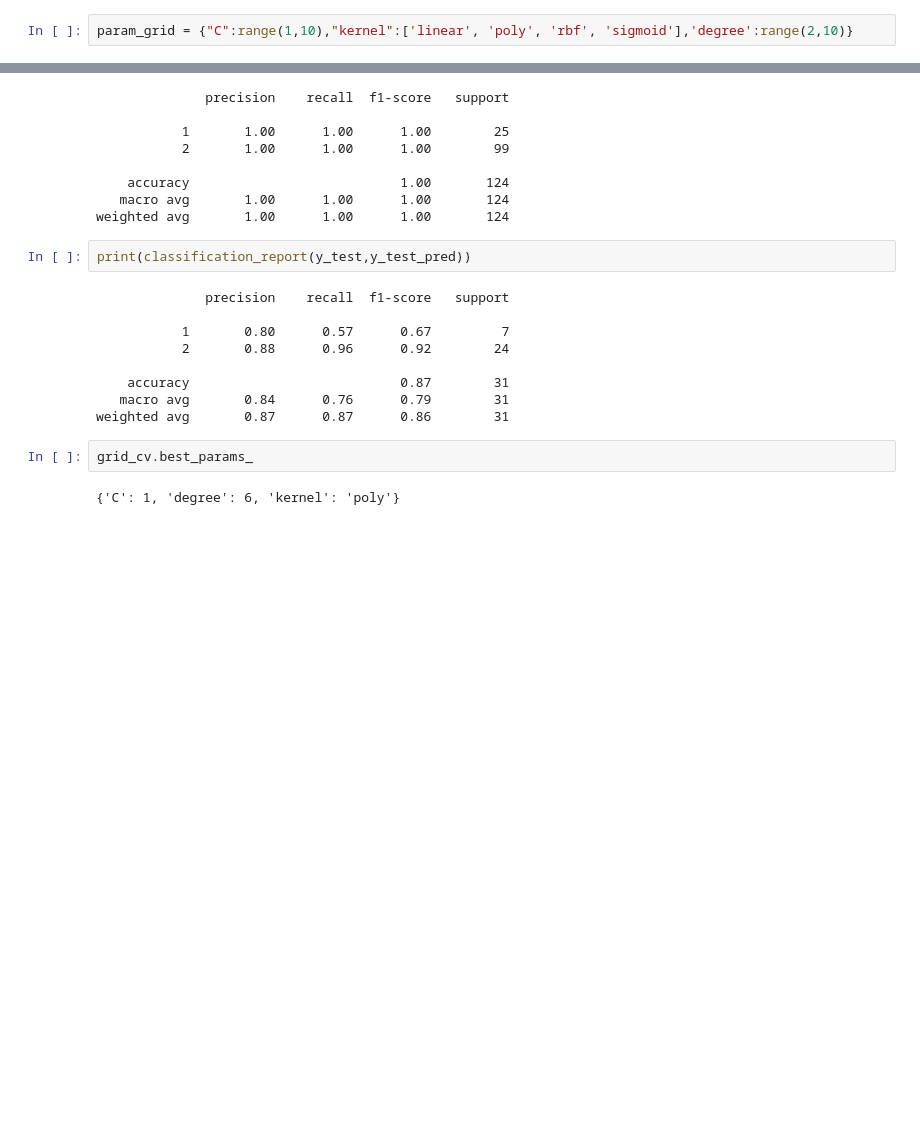
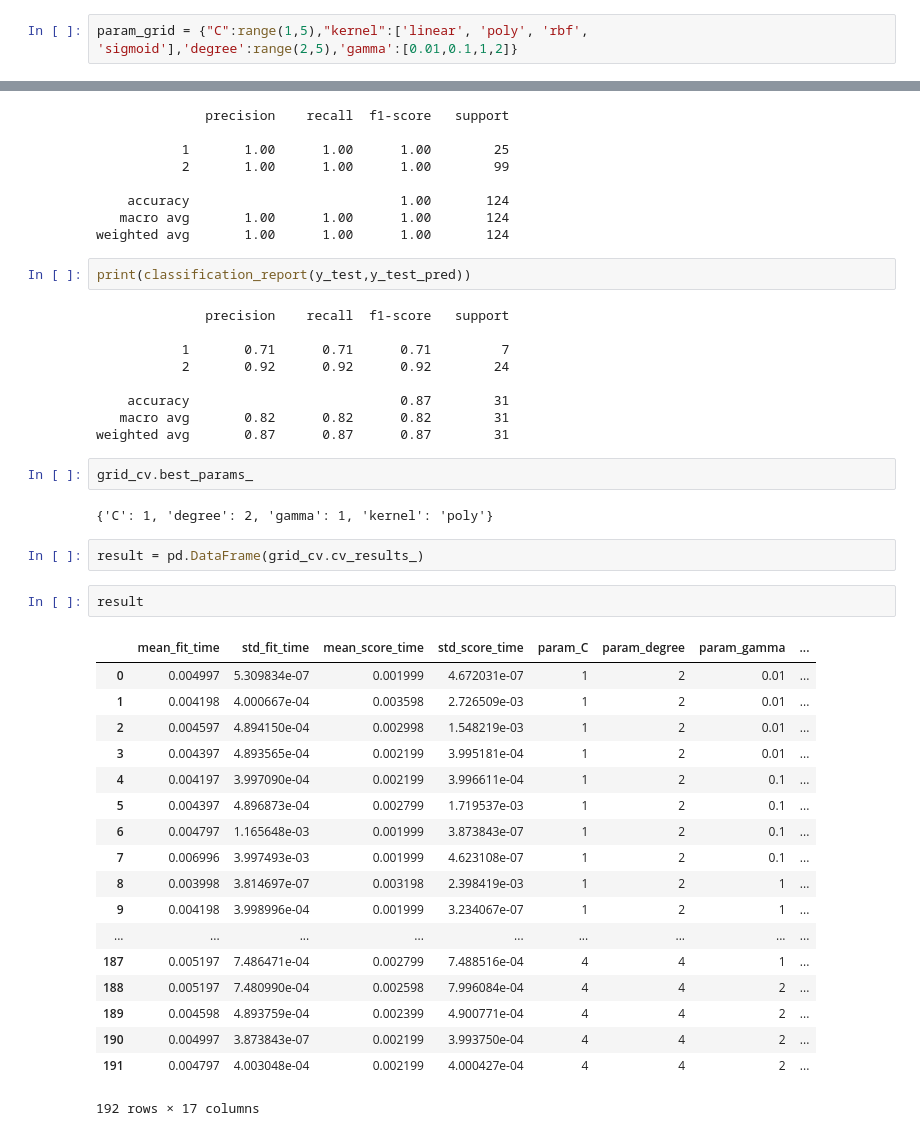
Before and after one commit to shariff94/SVM, a Jupyter notebook: SVM.ipynb, the cells around one changed output, grey strips where cells are left out. Cells and saved outputs as stored; diff of their text form; blank space fills up the shorter version.

```diff
--- a/SVM.ipynb
+++ b/SVM.ipynb
@@ -319,7 +319,7 @@ X_imputed_dummified_test[num_cols] = scaler.transform(X_imputed_dummified_test[n
 from sklearn.svm import SVC
 from sklearn.model_selection import GridSearchCV
 # %%
-param_grid = {"C":range(1,10),"kernel":['linear', 'poly', 'rbf', 'sigmoid'],'degree':range(2,10)}
+param_grid = {"C":range(1,5),"kernel":['linear', 'poly', 'rbf', 'sigmoid'],'degree':range(2,5),'gamma':[0.01,0.1,1,2]}
 # %%
 svc_model = SVC(class_weight="balanced")
 grid_cv = GridSearchCV(svc_model,param_grid,verbose=15,n_jobs=-1)
@@ -384,13 +385,36 @@ print(classification_report(y_test,y_test_pred))
 # %% [output]
               precision    recall  f1-score   support
 
-           1       0.80      0.57      0.67         7
-           2       0.88      0.96      0.92        24
+           1       0.71      0.71      0.71         7
+           2       0.92      0.92      0.92        24
 
     accuracy                           0.87        31
-   macro avg       0.84      0.76      0.79        31
-weighted avg       0.87      0.87      0.86        31
+   macro avg       0.82      0.82      0.82        31
+weighted avg       0.87      0.87      0.87        31
 # %%
 grid_cv.best_params_
 # %% [output]
-{'C': 1, 'degree': 6, 'kernel': 'poly'}
+{'C': 1, 'degree': 2, 'gamma': 1, 'kernel': 'poly'}
+# %%
+result = pd.DataFrame(grid_cv.cv_results_)
+# %%
+result
+# %% [output]
+|  | mean_fit_time | std_fit_time | mean_score_time | std_score_time | param_C | param_degree | param_gamma | ... |
+| 0 | 0.004997 | 5.309834e-07 | 0.001999 | 4.672031e-07 | 1 | 2 | 0.01 | ... |
+| 1 | 0.004198 | 4.000667e-04 | 0.003598 | 2.726509e-03 | 1 | 2 | 0.01 | ... |
+| 2 | 0.004597 | 4.894150e-04 | 0.002998 | 1.548219e-03 | 1 | 2 | 0.01 | ... |
+| 3 | 0.004397 | 4.893565e-04 | 0.002199 | 3.995181e-04 | 1 | 2 | 0.01 | ... |
+| 4 | 0.004197 | 3.997090e-04 | 0.002199 | 3.996611e-04 | 1 | 2 | 0.1 | ... |
+| 5 | 0.004397 | 4.896873e-04 | 0.002799 | 1.719537e-03 | 1 | 2 | 0.1 | ... |
+| 6 | 0.004797 | 1.165648e-03 | 0.001999 | 3.873843e-07 | 1 | 2 | 0.1 | ... |
+| 7 | 0.006996 | 3.997493e-03 | 0.001999 | 4.623108e-07 | 1 | 2 | 0.1 | ... |
+| 8 | 0.003998 | 3.814697e-07 | 0.003198 | 2.398419e-03 | 1 | 2 | 1 | ... |
+| 9 | 0.004198 | 3.998996e-04 | 0.001999 | 3.234067e-07 | 1 | 2 | 1 | ... |
+| ... | ... | ... | ... | ... | ... | ... | ... | ... |
+| 187 | 0.005197 | 7.486471e-04 | 0.002799 | 7.488516e-04 | 4 | 4 | 1 | ... |
+| 188 | 0.005197 | 7.480990e-04 | 0.002598 | 7.996084e-04 | 4 | 4 | 2 | ... |
+| 189 | 0.004598 | 4.893759e-04 | 0.002399 | 4.900771e-04 | 4 | 4 | 2 | ... |
+| 190 | 0.004997 | 3.873843e-07 | 0.002199 | 3.993750e-04 | 4 | 4 | 2 | ... |
+| 191 | 0.004797 | 4.003048e-04 | 0.002199 | 4.000427e-04 | 4 | 4 | 2 | ... |
+192 rows × 17 columns
```
Also changed, not shown: parts of 3 cells of this notebook.
